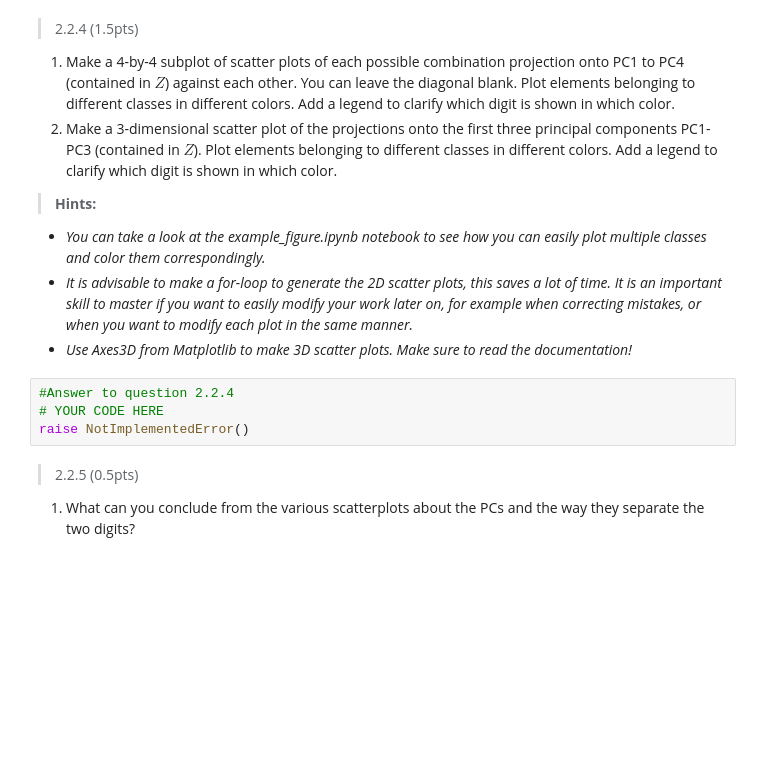
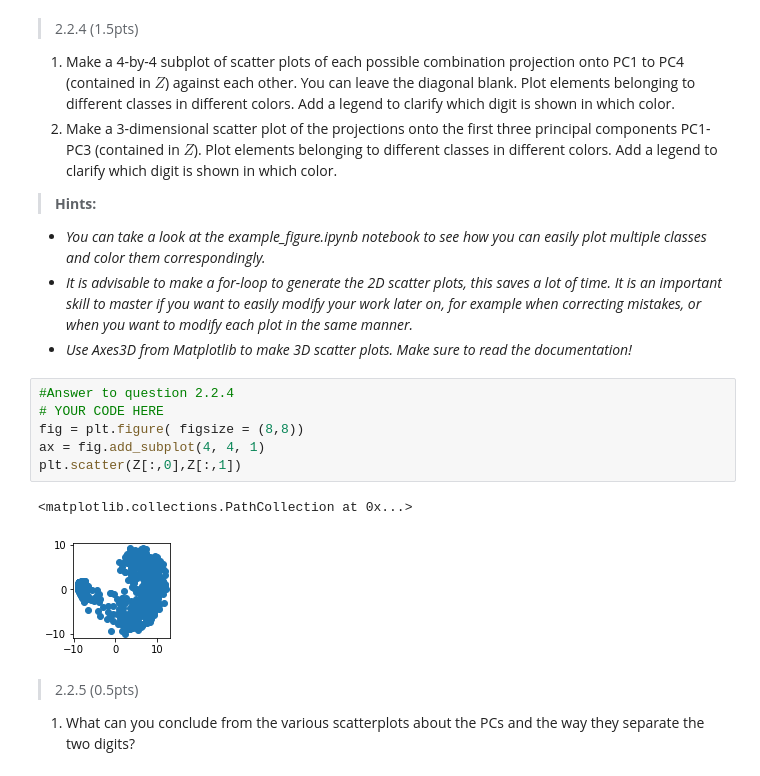
Before and after one commit to CornelisseMichael/Datamining, a Jupyter notebook: assignment_2/assignment_2/assignment_2.ipynb, the cells around one changed output. Drawn from its saved outputs; the diff is of its cells as text; blank space fills up the shorter version.

```diff
--- a/assignment_2/assignment_2/assignment_2.ipynb
+++ b/assignment_2/assignment_2/assignment_2.ipynb
@@ -330,7 +428,12 @@ raise NotImplementedError()
 # %%
 #Answer to question 2.2.4
 # YOUR CODE HERE
-raise NotImplementedError()
+fig = plt.figure( figsize = (8,8))
+ax = fig.add_subplot(4, 4, 1)
+plt.scatter(Z[:,0],Z[:,1])
+# %% [output]
+<matplotlib.collections.PathCollection at 0x...>
+[figure, added]
 # %% [markdown]
 > 2.2.5 (0.5pts)
 1. What can you conclude from the various scatterplots about the PCs and the way they separate the two digits?
```
Also changed, not shown: parts of 14 cells of this notebook.
